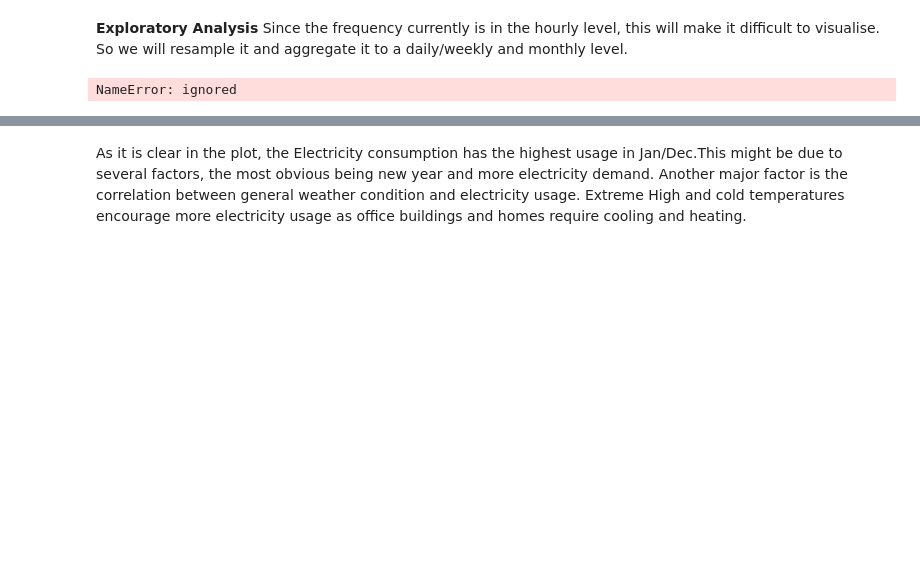
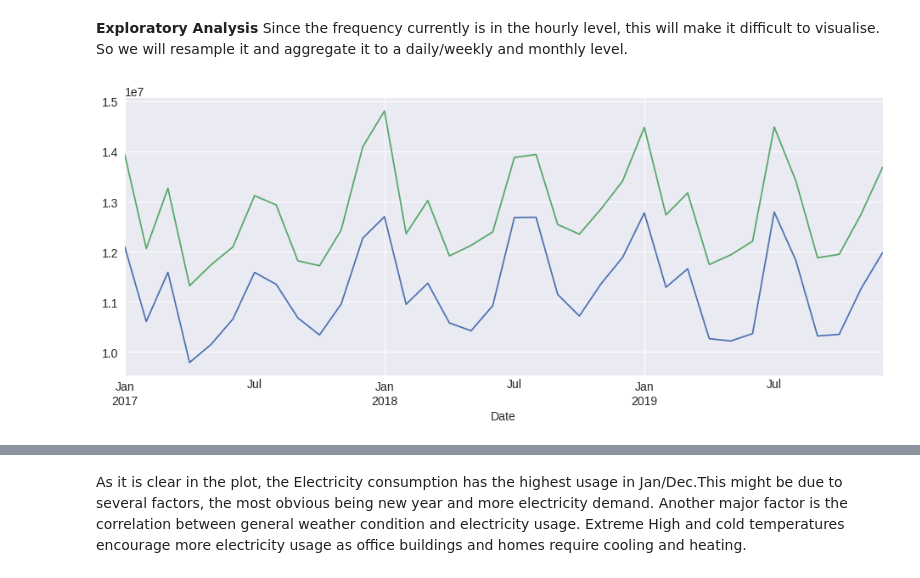
Before and after one commit to janosepah/ML_Project, a Jupyter notebook: Final_Project.ipynb, the cells around one changed output, grey strips where cells are left out. Drawn from its saved outputs; the diff is of its cells as text; code cells hidden in the pictures; blank space fills up the shorter version.

```diff
--- a/Final_Project.ipynb
+++ b/Final_Project.ipynb
@@ -246,9 +249,9 @@ AllDemand.set_index(['Date'], inplace=True)
 **Exploratory Analysis**
 Since the frequency currently is in the hourly level, this will make it difficult to visualise. So we will resample it and aggregate it to a daily/weekly and monthly level.
 # %%
-Monthly_data = Demand.resample(rule='M').sum()
-Monthly_data = weekly_data.asfreq('M')
-Monthly_data['Ontario Demand'].plot();
-Monthly_data['Market Demand'].plot();
+MonthlyDemand = AllDemand.resample(rule='M').sum()
+MonthlyDemand = MonthlyDemand.asfreq('M')
+MonthlyDemand['Ontario Demand'].plot();
+MonthlyDemand['Market Demand'].plot();
 # %% [output]
-NameError: ignored
+[figure, added]
```
Also changed, not shown: parts of 4 cells of this notebook.
